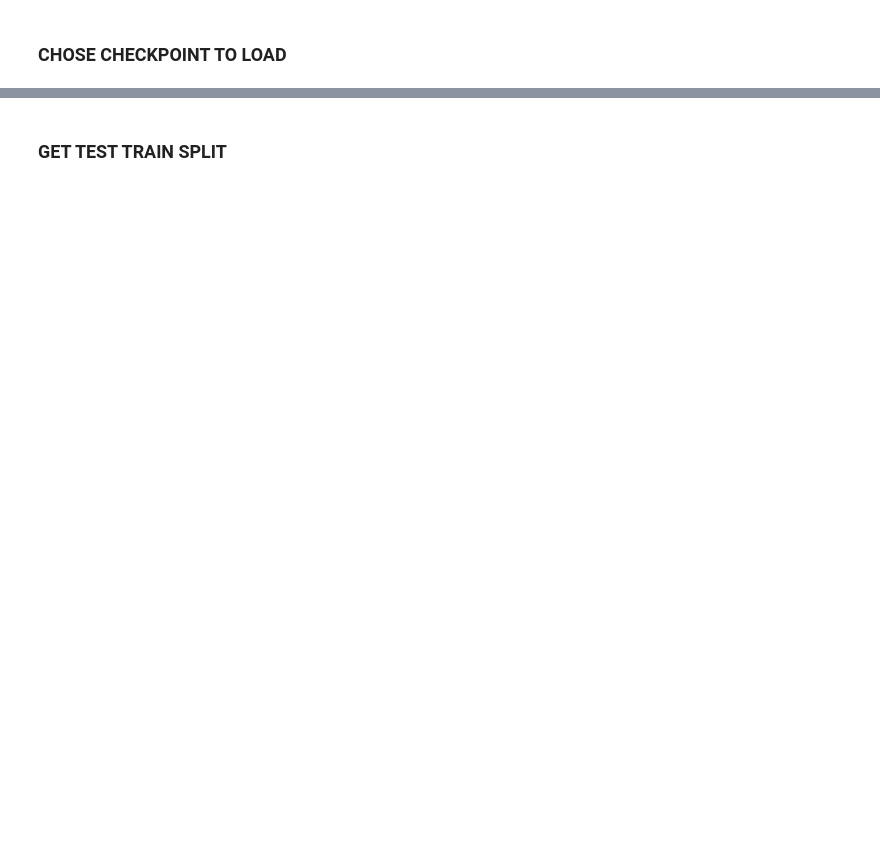
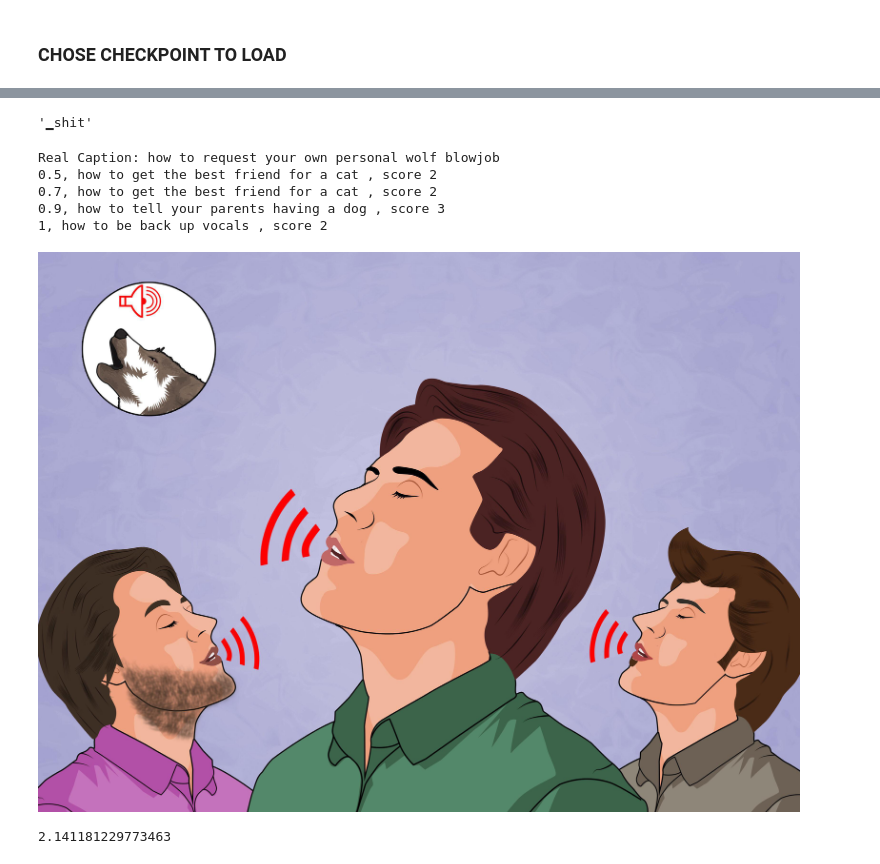
Before and after one commit to diff7/how_to_captions, a Jupyter notebook: evaluate.ipynb, the cells around one changed output, grey strips where cells are left out. Cells and saved outputs as stored; diff of their text form; code cells hidden in the pictures; blank space fills up the shorter version.

```diff
--- a/evaluate.ipynb
+++ b/evaluate.ipynb
@@ -24,6 +48,6 @@ MAX_LENGTH = 20
 # %%
 encoder= CNN_Encoder(embedding_dim)
-decoder = RNN_Decoder(embedding_words, units, vocab_size)
+decoder = RNN_Decoder(embedding_words, units, embedding_size)
 # %%
 checkpoint_path = CHECKPOINT_FOLDER
 ckpt = tf.train.Checkpoint(encoder=encoder,
@@ -55,5 +76 @@ load from ./checkpoint_dis/augmented_w_2gru/ckpt-7
 <tensorflow.python.training.tracking.util.CheckpointLoadStatus at 0x...>
-# %%
-with open(os.path.join(TOKENIZER_FOLDER,'tokenizer_sbpe.json')) as f:
-    data = json.load(f)
-    tokenizer = tf.keras.preprocessing.text.tokenizer_from_json(data)
@@ -73,2 +77,13 @@ data.head()
-# %% [markdown]
-### GET TEST TRAIN SPLIT
+# %%
+path = TOKENIZER_FOLDER+'spbe_tokenizer.e'
+def init_tokenizer(path):
+    sbpe_tokenizer = SentencePieceBPETokenizer(path+'-vocab.json',path+'-merges.txt')
+    sbpe_tokenizer.enable_padding(max_length=MAX_LENGTH)
+    sbpe_tokenizer.add_special_tokens(['<start>','<end>'])
+    return sbpe_tokenizer
+
+sbpe_tokenizer = init_tokenizer(path)
+# %%
+sbpe_tokenizer.id_to_token(777)
+# %% [output]
+'▁shit'
@@ -74,0 +141,29 @@ data.head()
+# %%
+img_name_val = disney_images_val
+captions = disney_captions_val
+# %%
+#### captions on the validation set
+
+#img_name_val, cap_val
+rid = np.random.randint(0, len(img_name_val))
+image = img_name_val[rid] #'./img.jpg' #
+real_caption = captions[rid]
+print ('Real Caption:', real_caption)
+
+at_k = 5 # use 5 first words to compute score
+seed = None #'▁cat'
+
+for t in [0.5,0.7,0.9,1]:
+    predicted_ids, a = predict_one(image, t, MAX_LENGTH, argmax =1, seed=seed)
+    real_cap = set(real_caption.split(' '))
+    predicted_cap =  sbpe_tokenizer.decode(predicted_ids)
+    score = len(real_cap.intersection(set(predicted_cap.split(' ')[:at_k]))) #/len(word)
+    print(f"{t}, {predicted_cap}, score {score}")
+Image.open(image)
+# %% [output]
+Real Caption: how to request your own personal wolf blowjob
+0.5, how to get the best friend for a cat , score 2
+0.7, how to get the best friend for a cat , score 2
+0.9, how to tell your parents having a dog , score 3
+1, how to be back up vocals , score 2
+[figure, added]
@@ -75 +182,5 @@ data.head()
+# %%
+precision_at_k(zip(disney_captions_val[:2500],disney_images_val[:2500]),MAX_LENGTH, t=0.5, argmax=1)
+# %% [output]
+2.141181229773463
 # %%
```
Also changed, not shown: parts of 29 cells of this notebook, 12 other files.
